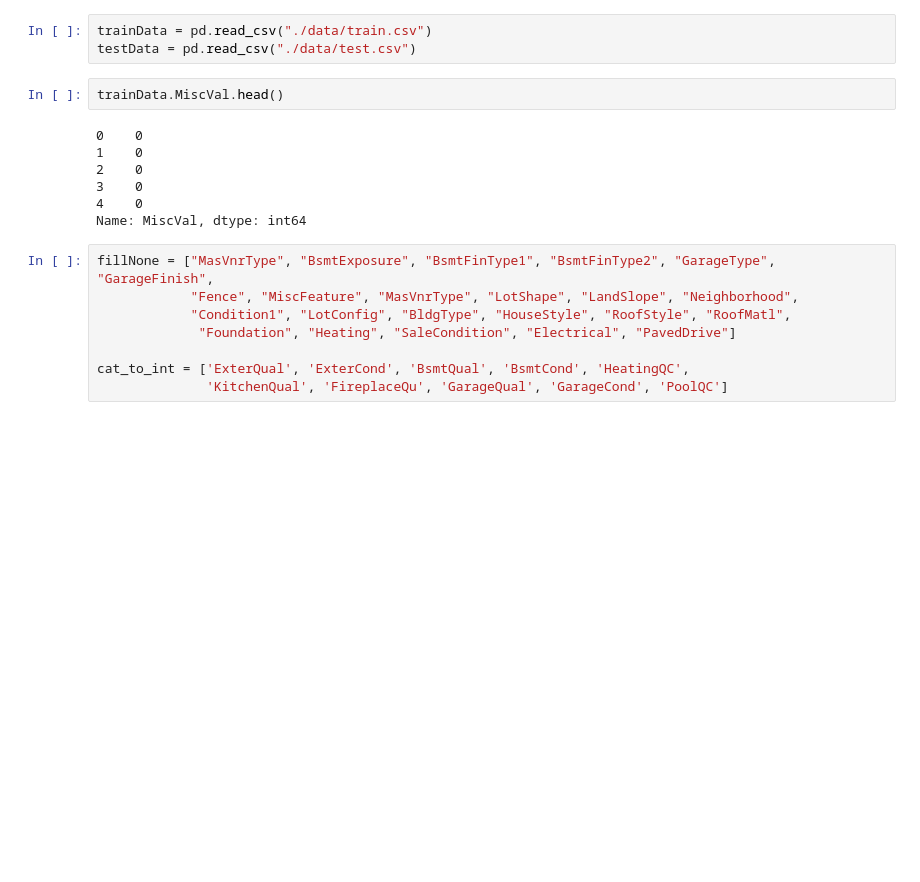
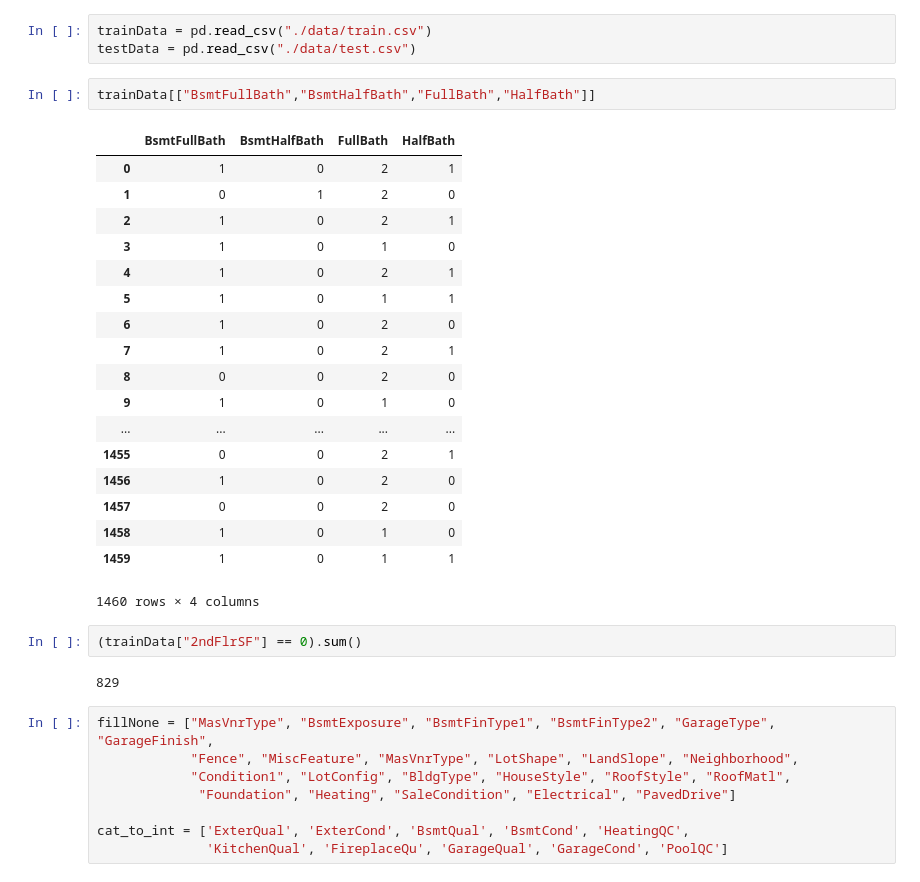
Before and after one commit to AJB0211/AmesHousingRegression, a Jupyter notebook: linear_model.ipynb, the cells around one changed output. Drawn from its saved outputs; the diff is of its cells as text; blank space fills up the shorter version.

```diff
--- a/linear_model.ipynb
+++ b/linear_model.ipynb
@@ -14,15 +14,31 @@ from plotnine import *
 # %%
 trainData = pd.read_csv("./data/train.csv")
 testData = pd.read_csv("./data/test.csv")
-# %%
-trainData.MiscVal.head()
-# %% [output]
-0    0
-1    0
-2    0
-3    0
-4    0
-Name: MiscVal, dtype: int64
+# %%
+trainData[["BsmtFullBath","BsmtHalfBath","FullBath","HalfBath"]]
+# %% [output]
+|  | BsmtFullBath | BsmtHalfBath | FullBath | HalfBath |
+| 0 | 1 | 0 | 2 | 1 |
+| 1 | 0 | 1 | 2 | 0 |
+| 2 | 1 | 0 | 2 | 1 |
+| 3 | 1 | 0 | 1 | 0 |
+| 4 | 1 | 0 | 2 | 1 |
+| 5 | 1 | 0 | 1 | 1 |
+| 6 | 1 | 0 | 2 | 0 |
+| 7 | 1 | 0 | 2 | 1 |
+| 8 | 0 | 0 | 2 | 0 |
+| 9 | 1 | 0 | 1 | 0 |
+| ... | ... | ... | ... | ... |
+| 1455 | 0 | 0 | 2 | 1 |
+| 1456 | 1 | 0 | 2 | 0 |
+| 1457 | 0 | 0 | 2 | 0 |
+| 1458 | 1 | 0 | 1 | 0 |
+| 1459 | 1 | 0 | 1 | 1 |
+1460 rows × 4 columns
+# %%
+(trainData["2ndFlrSF"] == 0).sum()
+# %% [output]
+829
 # %%
 fillNone = ["MasVnrType", "BsmtExposure", "BsmtFinType1", "BsmtFinType2", "GarageType", "GarageFinish",
             "Fence", "MiscFeature", "MasVnrType", "LotShape", "LandSlope", "Neighborhood",
```
Also changed, not shown: 3 other files.
